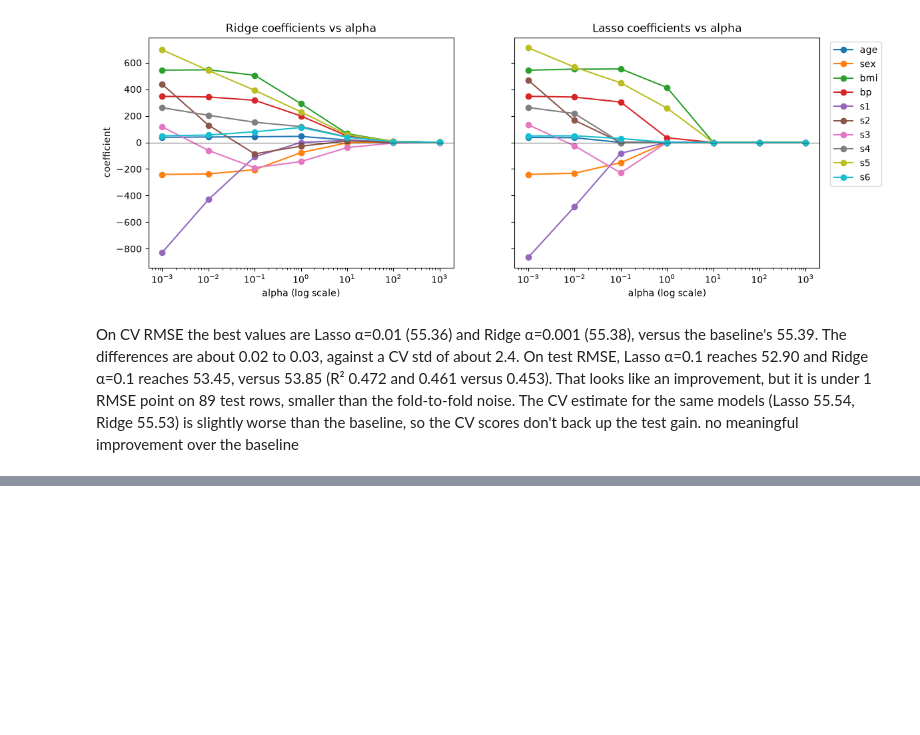
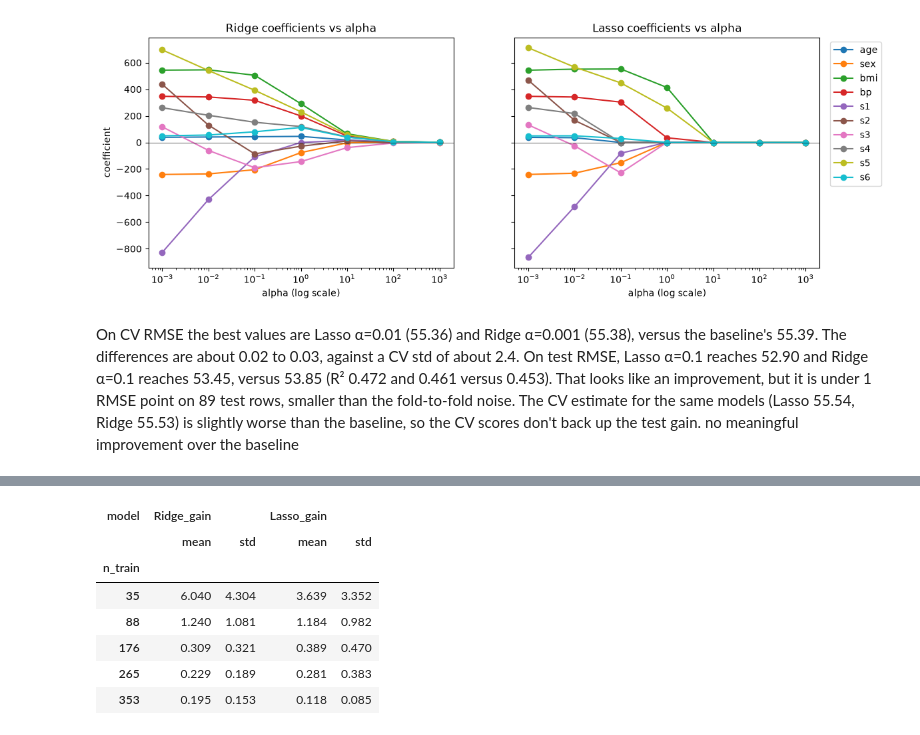
Before and after one commit to Anubhav-2915/Regularization-Study, a Jupyter notebook: notebooks/01_baseline.ipynb, the cells around one changed output, grey strips where cells are left out. Saved outputs shown, nothing was run; the diff lists cells and outputs as text; code cells hidden in the pictures; blank space fills up the shorter version.

```diff
--- a/notebooks/01_baseline.ipynb
+++ b/notebooks/01_baseline.ipynb
@@ -391,0 +487,19 @@ no meaningful improvement over the baseline
+# %%
+pivot = size_results.pivot_table(index=["seed", "fraction", "n_train"],
+                                    columns="model", values="test_RMSE").reset_index()
+pivot["Ridge_gain"] = pivot["LinearRegression"] - pivot["Ridge"]
+pivot["Lasso_gain"] = pivot["LinearRegression"] - pivot["Lasso"]
+
+gain = (pivot.groupby("n_train")[["Ridge_gain", "Lasso_gain"]]
+        .agg(["mean", "std"]).round(3))
+gain.to_csv("D:/Research Project/results/tables/regularization_gain.csv")
+gain
+# %% [output]
+| model | Ridge_gain |  | Lasso_gain |  |
+|  | mean | std | mean | std |
+| n_train |  |  |  |  |
+| 35 | 6.040 | 4.304 | 3.639 | 3.352 |
+| 88 | 1.240 | 1.081 | 1.184 | 0.982 |
+| 176 | 0.309 | 0.321 | 0.389 | 0.470 |
+| 265 | 0.229 | 0.189 | 0.281 | 0.383 |
+| 353 | 0.195 | 0.153 | 0.118 | 0.085 |
```
Also changed, not shown: parts of 6 cells of this notebook, 5 other files.
